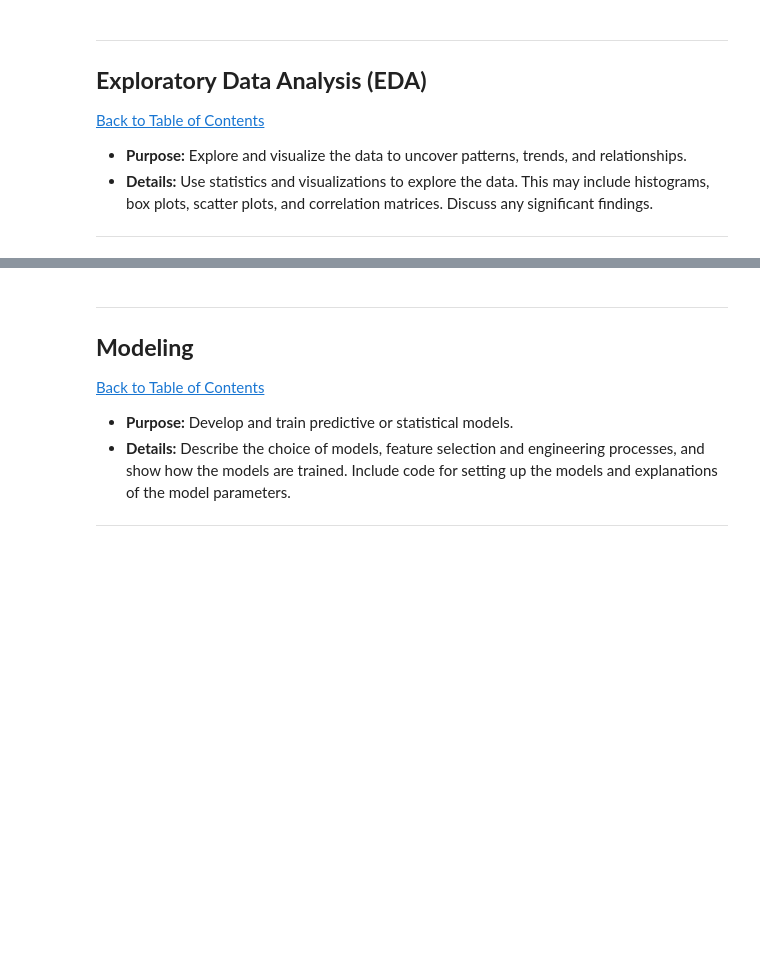
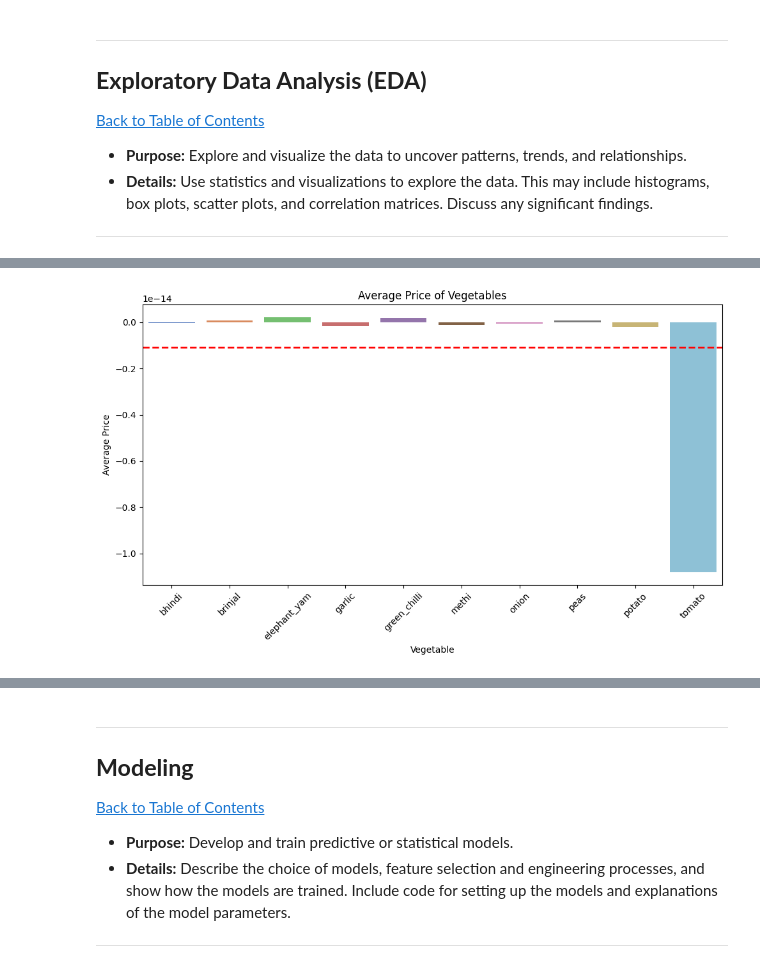
Before and after one commit to Ntokozo-sbusiso/QCTO_Workplace, a Jupyter notebook: QCTO---Workplace-Module-Notebook-Template-4571.ipynb, the cells around one changed output, grey strips where cells are left out. Cells and saved outputs as stored; diff of their text form; code cells hidden in the pictures; blank space fills up the shorter version.

Commit message:
Data visualisation

```diff
--- a/QCTO---Workplace-Module-Notebook-Template-4571.ipynb
+++ b/QCTO---Workplace-Module-Notebook-Template-4571.ipynb
@@ -434,0 +465,41 @@ df_copy.head()
+# %%
+def plot_average_prices(df):
+    """
+    Plot the average price of vegetables from a DataFrame.
+
+    Parameters:
+    - df (pandas.DataFrame): DataFrame containing vegetable prices.
+
+    Returns:
+    - None
+    """
+    # Melt the DataFrame to long format
+    melted_df = pd.melt(df, value_vars=df.columns[1:11], var_name='vegetable', value_name='price')
+
+    # Calculate the average price for each vegetable
+    average_prices = melted_df.groupby('vegetable')['price'].mean().reset_index()
+
+    # Plot the bar plot
+    plt.figure(figsize=(10, 6))
+    sns.barplot(data=average_prices, x='vegetable', y='price', hue='vegetable', palette='muted', legend=False)
+
+    # Add dashed line for overall average price
+    overall_mean = average_prices['price'].mean()
+    plt.axhline(overall_mean, color='red', linestyle='dashed', linewidth=2, label='Overall Average')
+
+    # Add title and labels
+    plt.title('Average Price of Vegetables')
+    plt.xlabel('Vegetable')
+    plt.ylabel('Average Price')
+
+    # Rotate x-axis labels for better readability
+    plt.xticks(rotation=45)
+
+    # Show the plot
+    plt.tight_layout()
+    plt.show()
+
+# Plot average prices:
+plot_average_prices(df_copy)
+# %% [output]
+[figure, added]
```
Also changed, not shown: parts of 15 cells of this notebook.
